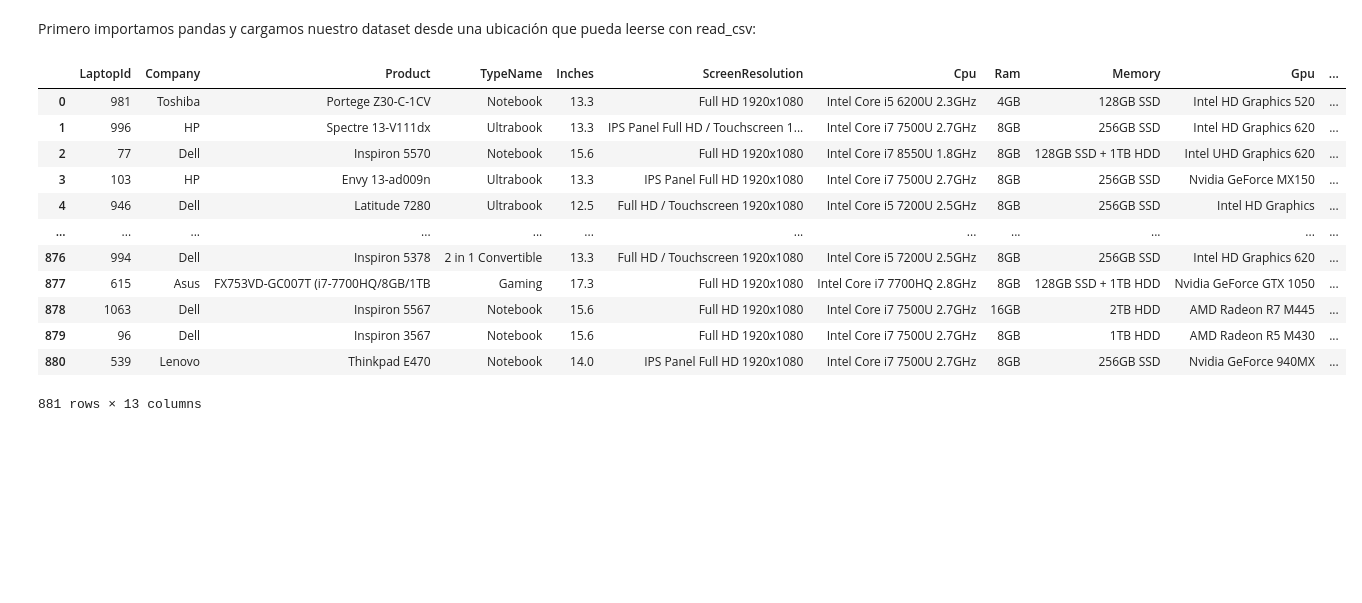
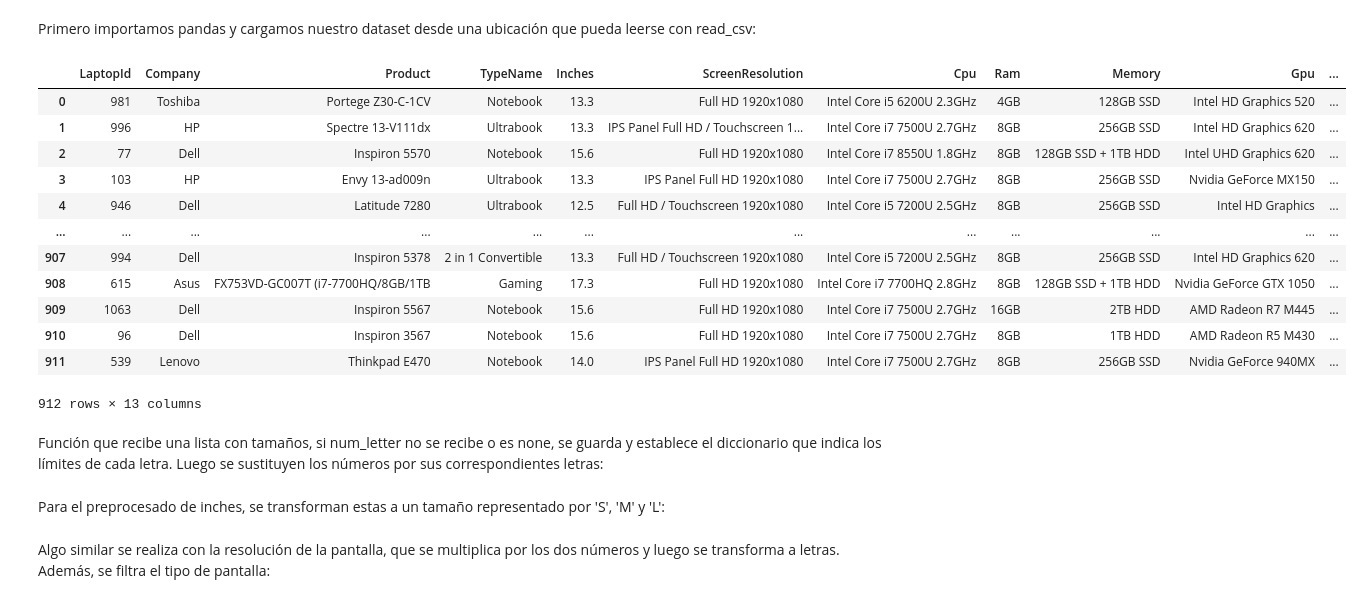
Before and after one commit to rubengr16/KickOff_ML, a Jupyter notebook: Prac1/predictor.ipynb, the cells around one changed output. Saved outputs shown, nothing was run; the diff lists cells and outputs as text; code cells hidden in the pictures; blank space fills up the shorter version.

```diff
--- a/Prac1/predictor.ipynb
+++ b/Prac1/predictor.ipynb
@@ -3,22 +3,24 @@ Primero importamos pandas y cargamos nuestro dataset desde una ubicación que pu
 # %%
 import pandas as pd
 
-laptops_dataframe = pd.read_csv("https://raw.githubusercontent.com/rubengr16/MachineLearning/main/Prac1/train_without_outlayers.csv", sep=",")
+laptops_dataframe = pd.read_csv("https://raw.githubusercontent.com/rubengr16/MachineLearning/main/Prac1/train.csv", sep=",")
 laptops_dataframe
 # %% [output]
 |  | LaptopId | Company | Product | TypeName | Inches | ScreenResolution | Cpu | Ram | Memory | Gpu | ... |
 | 0 | 981 | Toshiba | Portege Z30-C-1CV | Notebook | 13.3 | Full HD 1920x1080 | Intel Core i5 6200U 2.3GHz | 4GB | 128GB SSD | Intel HD Graphics 520 | ... |
 | 1 | 996 | HP | Spectre 13-V111dx | Ultrabook | 13.3 | IPS Panel Full HD / Touchscreen 1... | Intel Core i7 7500U 2.7GHz | 8GB | 256GB SSD | Intel HD Graphics 620 | ... |
 | 2 | 77 | Dell | Inspiron 5570 | Notebook | 15.6 | Full HD 1920x1080 | Intel Core i7 8550U 1.8GHz | 8GB | 128GB SSD + 1TB HDD | Intel UHD Graphics 620 | ... |
 | 3 | 103 | HP | Envy 13-ad009n | Ultrabook | 13.3 | IPS Panel Full HD 1920x1080 | Intel Core i7 7500U 2.7GHz | 8GB | 256GB SSD | Nvidia GeForce MX150 | ... |
 | 4 | 946 | Dell | Latitude 7280 | Ultrabook | 12.5 | Full HD / Touchscreen 1920x1080 | Intel Core i5 7200U 2.5GHz | 8GB | 256GB SSD | Intel HD Graphics | ... |
 | ... | ... | ... | ... | ... | ... | ... | ... | ... | ... | ... | ... |
-| 876 | 994 | Dell | Inspiron 5378 | 2 in 1 Convertible | 13.3 | Full HD / Touchscreen 1920x1080 | Intel Core i5 7200U 2.5GHz | 8GB | 256GB SSD | Intel HD Graphics 620 | ... |
-| 877 | 615 | Asus | FX753VD-GC007T (i7-7700HQ/8GB/1TB | Gaming | 17.3 | Full HD 1920x1080 | Intel Core i7 7700HQ 2.8GHz | 8GB | 128GB SSD + 1TB HDD | Nvidia GeForce GTX 1050 | ... |
-| 878 | 1063 | Dell | Inspiron 5567 | Notebook | 15.6 | Full HD 1920x1080 | Intel Core i7 7500U 2.7GHz | 16GB | 2TB HDD | AMD Radeon R7 M445 | ... |
-| 879 | 96 | Dell | Inspiron 3567 | Notebook | 15.6 | Full HD 1920x1080 | Intel Core i7 7500U 2.7GHz | 8GB | 1TB HDD | AMD Radeon R5 M430 | ... |
-| 880 | 539 | Lenovo | Thinkpad E470 | Notebook | 14.0 | IPS Panel Full HD 1920x1080 | Intel Core i7 7500U 2.7GHz | 8GB | 256GB SSD | Nvidia GeForce 940MX | ... |
+| 907 | 994 | Dell | Inspiron 5378 | 2 in 1 Convertible | 13.3 | Full HD / Touchscreen 1920x1080 | Intel Core i5 7200U 2.5GHz | 8GB | 256GB SSD | Intel HD Graphics 620 | ... |
+| 908 | 615 | Asus | FX753VD-GC007T (i7-7700HQ/8GB/1TB | Gaming | 17.3 | Full HD 1920x1080 | Intel Core i7 7700HQ 2.8GHz | 8GB | 128GB SSD + 1TB HDD | Nvidia GeForce GTX 1050 | ... |
+| 909 | 1063 | Dell | Inspiron 5567 | Notebook | 15.6 | Full HD 1920x1080 | Intel Core i7 7500U 2.7GHz | 16GB | 2TB HDD | AMD Radeon R7 M445 | ... |
+| 910 | 96 | Dell | Inspiron 3567 | Notebook | 15.6 | Full HD 1920x1080 | Intel Core i7 7500U 2.7GHz | 8GB | 1TB HDD | AMD Radeon R5 M430 | ... |
+| 911 | 539 | Lenovo | Thinkpad E470 | Notebook | 14.0 | IPS Panel Full HD 1920x1080 | Intel Core i7 7500U 2.7GHz | 8GB | 256GB SSD | Nvidia GeForce 940MX | ... |
-881 rows × 13 columns
+912 rows × 13 columns
+# %% [markdown]
+Función que recibe una lista con tamaños, si num_letter no se recibe o es none, se guarda y establece el diccionario que indica los límites de cada letra. Luego se sustituyen los números por sus correspondientes letras:
 # %%
 def to_letter(size: list, num_letter: dict = None):
   if (num_letter is None):
@@ -36,6 +38,8 @@ def to_letter(size: list, num_letter: dict = None):
     else:
       size[i] = 'L'
   return (size, num_letter)
+# %% [markdown]
+Para el preprocesado de inches, se transforman estas a un tamaño representado por 'S', 'M' y 'L':
 # %%
 def parse_inches(laptops_dataframe, num_letter: dict = None):
   inches = []
@@ -45,6 +49,8 @@ def parse_inches(laptops_dataframe, num_letter: dict = None):
   (inches, num_letter) = to_letter(inches, num_letter)
   laptops_dataframe['Inches'] = inches
   return (laptops_dataframe, num_letter)
+# %% [markdown]
+Algo similar se realiza con la resolución de la pantalla, que se multiplica por los dos números y luego se transforma a letras. Además, se filtra el tipo de pantalla:
 # %%
 def get_size(screen_split: list) -> int:
   screen_split = str(screen_split[-1]).split("x")
```
Also changed, not shown: parts of 22 cells of this notebook.
